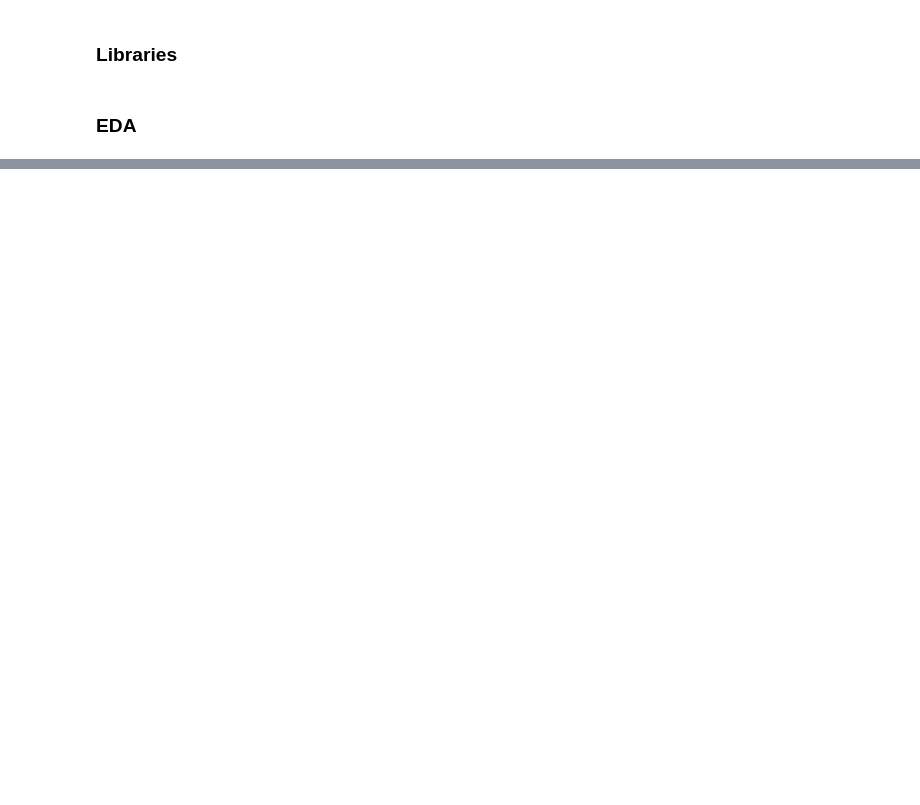
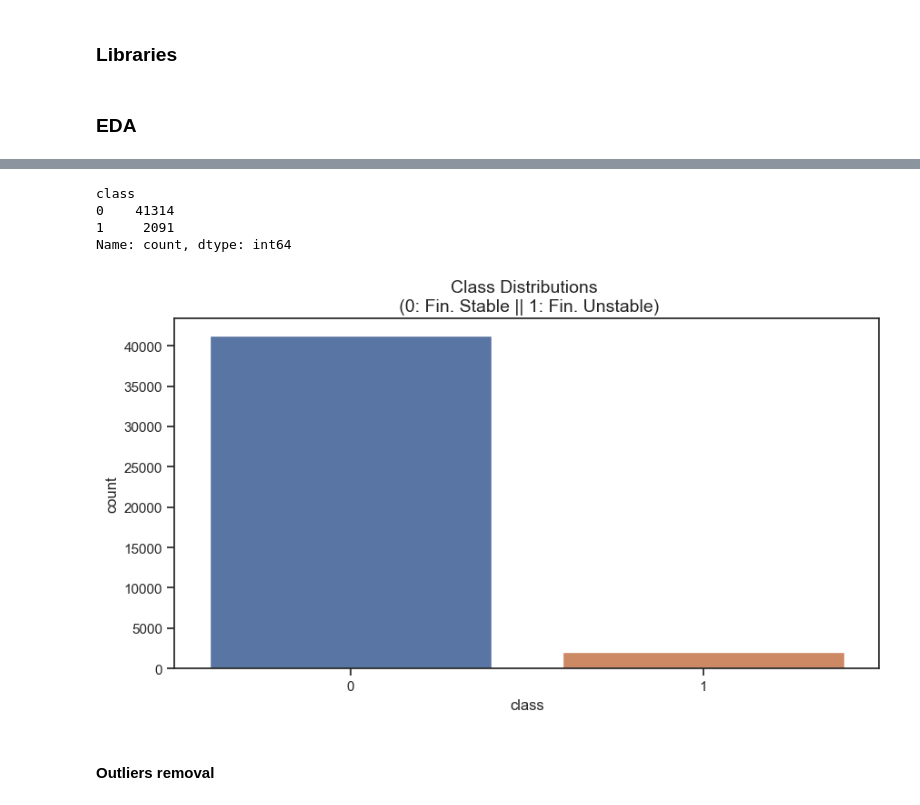
Before and after one commit to krishna-das-m/bankruptcy_prediction, a Jupyter notebook: notebooks/01_data_exploration.ipynb, the cells around one changed output, grey strips where cells are left out. Saved outputs shown, nothing was run; the diff lists cells and outputs as text; code cells hidden in the pictures; blank space fills up the shorter version.

```diff
--- a/notebooks/01_data_exploration.ipynb
+++ b/notebooks/01_data_exploration.ipynb
@@ -6,9 +6,11 @@ import pandas as pd
 
 import matplotlib.pylab as plt
 import seaborn as sns
+sns.set_theme(style='ticks', font_scale=1)
 
 import mlflow
 from scipy.io import arff
+from scipy.stats import skew, norm, boxcox_normmax, zscore
 
 from pathlib import Path
 Root = Path('.').absolute().parent
@@ -65,0 +114,3 @@ Length: 65, dtype: int64
+# %%
+columns_to_drop = ['A37', 'A21', 'A27']
+df = df.drop(columns_to_drop, axis=1)
@@ -65,0 +132,18 @@ Length: 65, dtype: int64
+# %%
+df['class'].value_counts()
+# %% [output]
+class
+0    41314
+1     2091
+Name: count, dtype: int64
+# %%
+# Checking labels distributions
+
+plt.figure(figsize = (10,5))
+sns.countplot(df, x='class', hue='class', legend=False)
+plt.title('Class Distributions \n (0: Fin. Stable || 1: Fin. Unstable)', fontsize=14)
+plt.show()
+# %% [output]
+[figure, added]
+# %% [markdown]
+#### Outliers removal
```
Also changed, not shown: parts of 13 cells of this notebook, 10 other files.
